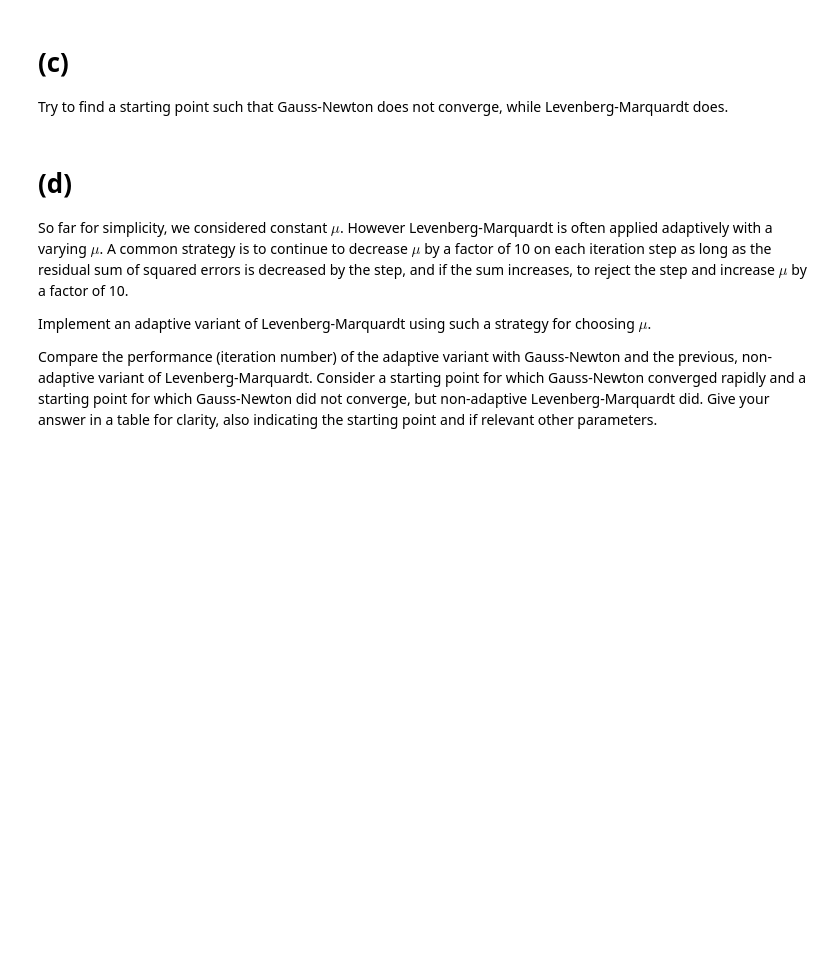
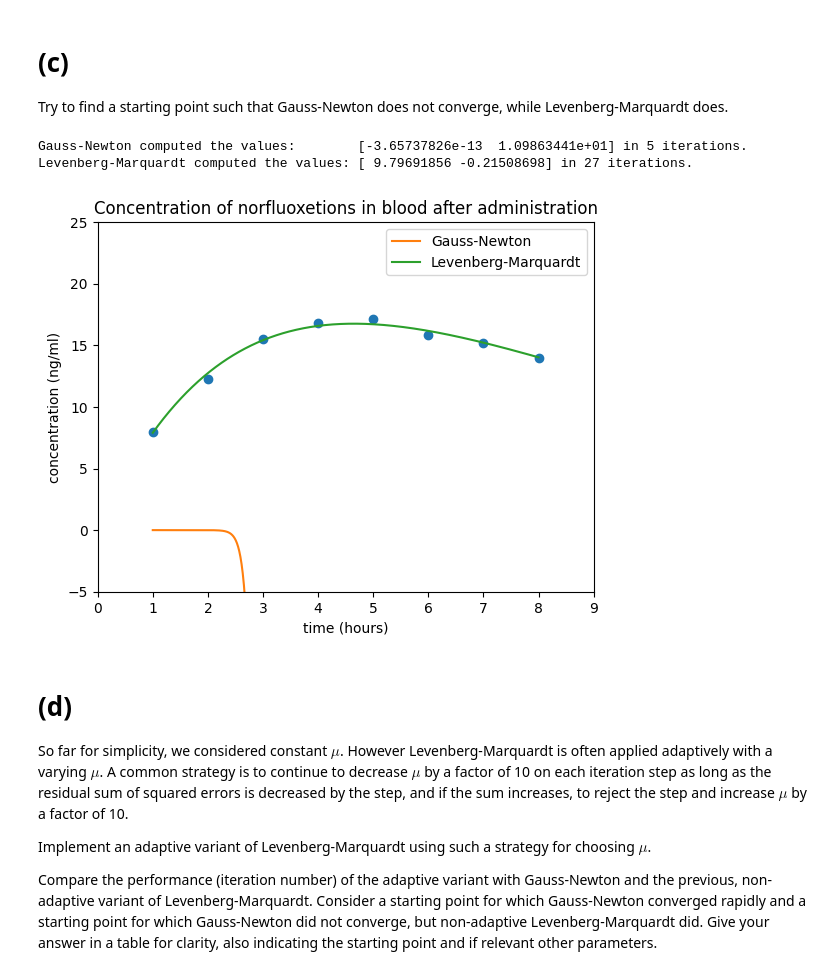
Before and after one commit to pluumenbrownie/numalgos, a Jupyter notebook: hw3.ipynb, the cells around one changed output. Drawn from its saved outputs; the diff is of its cells as text; code cells hidden in the pictures; blank space fills up the shorter version.

```diff
--- a/hw3.ipynb
+++ b/hw3.ipynb
@@ -159,7 +158,32 @@ whereas Levenberg-Marquardt completed in 25 iterations.
 # (c)
 Try to find a starting point such that Gauss-Newton does not converge, while Levenberg-Marquardt does.
 # %%
-# YOUR CODE HERE
+# Q1: find c_start so that G-N does not converge
+c_start = np.array([0.55, -0.1])
+mu = 0.0
+root_gn, iter_count_gn = levenberg_marquardt(c_start, mu, drug_time_f, jacobian_func, hour, concentration)
+print(f"Gauss-Newton computed the values:        {root_gn} in {iter_count_gn} iterations.")
+
+# Q2: where L-M does
+mu = 0.1
+root_lm, iter_count_lm = levenberg_marquardt(c_start, mu, drug_time_f, jacobian_func, hour, concentration)
+print(f"Levenberg-Marquardt computed the values: {root_lm} in {iter_count_lm} iterations.")
+
+x_range = np.linspace(hour[0], hour[-1], 1000)
+plt.plot(hour, concentration, "o")
+plt.plot(x_range, drug_time_f(x_range, root_gn[0], root_gn[1]), label="Gauss-Newton")
+plt.plot(x_range, drug_time_f(x_range, root_lm[0], root_lm[1]), label="Levenberg-Marquardt")
+plt.xlabel("time (hours)")
+plt.ylabel("concentration (ng/ml)")
+plt.xlim(0, 9)
+plt.ylim(-5, 25)
+plt.title("Concentration of norfluoxetions in blood after administration")
+plt.legend()
+plt.show()
+# %% [output]
+Gauss-Newton computed the values:        [-3.65737826e-13  1.09863441e+01] in 5 iterations.
+Levenberg-Marquardt computed the values: [ 9.79691856 -0.21508698] in 27 iterations.
+[figure, added]
 # %% [markdown]
 # (d)
 So far for simplicity, we considered constant $\mu$. However
```
Also changed, not shown: parts of 2 cells of this notebook.
